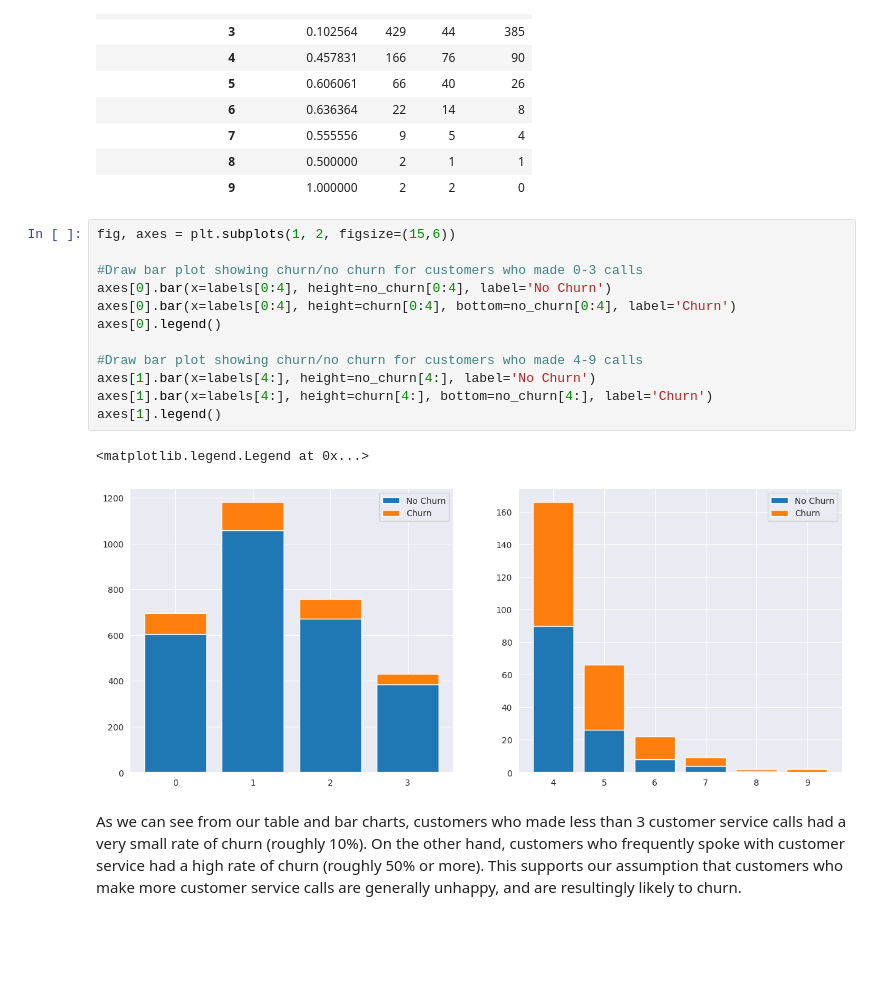
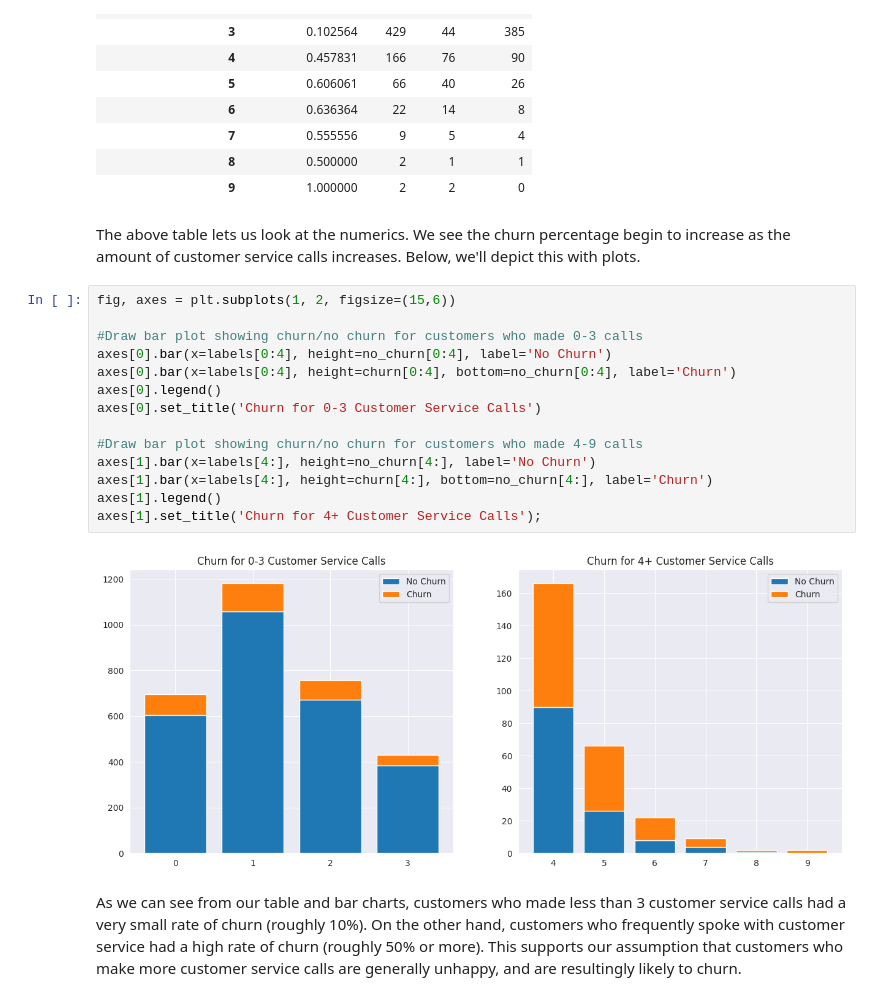
Before and after one commit to bmjaron/phase_3_project, a Jupyter notebook: Untitled1.ipynb, the cells around one changed output. Drawn from its saved outputs; the diff is of its cells as text; blank space fills up the shorter version.

```diff
--- a/Untitled1.ipynb
+++ b/Untitled1.ipynb
@@ -157,21 +157,24 @@ pivot_df
 | 7 | 0.555556 | 9 | 5 | 4 |
 | 8 | 0.500000 | 2 | 1 | 1 |
 | 9 | 1.000000 | 2 | 2 | 0 |
+# %% [markdown]
+The above table lets us look at the numerics. We see the churn percentage begin to increase as the amount of customer service calls increases. Below, we'll depict this with plots.
 # %%
 fig, axes = plt.subplots(1, 2, figsize=(15,6))
 
 #Draw bar plot showing churn/no churn for customers who made 0-3 calls
 axes[0].bar(x=labels[0:4], height=no_churn[0:4], label='No Churn')
 axes[0].bar(x=labels[0:4], height=churn[0:4], bottom=no_churn[0:4], label='Churn')
 axes[0].legend()
+axes[0].set_title('Churn for 0-3 Customer Service Calls')
 
 #Draw bar plot showing churn/no churn for customers who made 4-9 calls
 axes[1].bar(x=labels[4:], height=no_churn[4:], label='No Churn')
 axes[1].bar(x=labels[4:], height=churn[4:], bottom=no_churn[4:], label='Churn')
 axes[1].legend()
+axes[1].set_title('Churn for 4+ Customer Service Calls');
 # %% [output]
-<matplotlib.legend.Legend at 0x...>
-[figure, old version]
+[figure, new version]
 # %% [markdown]
 As we can see from our table and bar charts, customers who made less than 3 customer service calls had a very small rate of churn (roughly 10%). On the other hand, customers who frequently spoke with customer service had a high rate of churn (roughly 50% or more). This supports our assumption that customers who make more customer service calls are generally unhappy, and are resultingly likely to churn.
 # %% [markdown]
```
Also changed, not shown: parts of 13 cells of this notebook.
